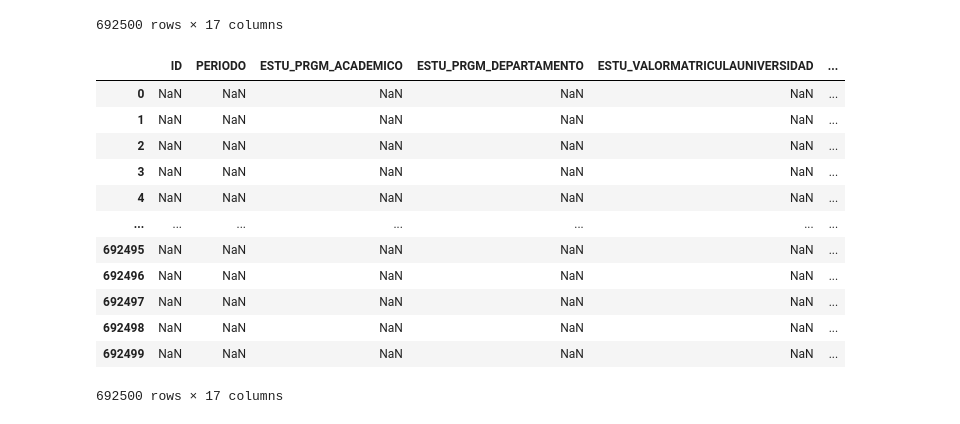
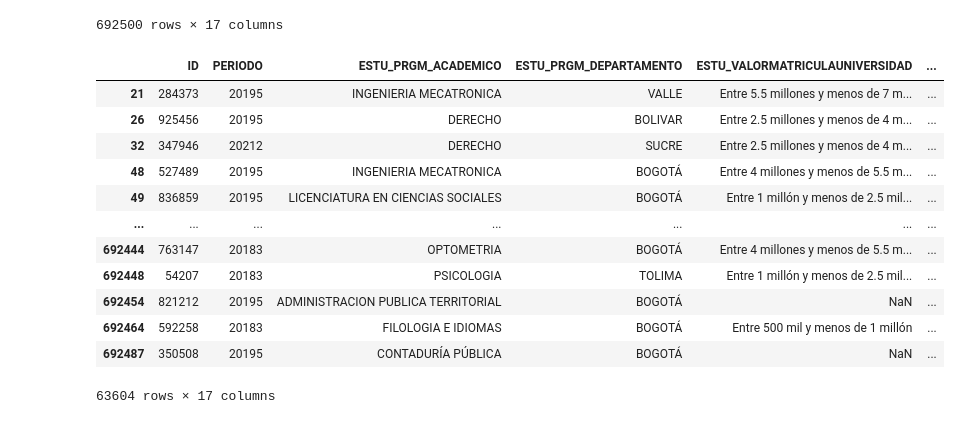
Before and after one commit to AlejandroBecerraAcevedo/modelPredictPrebaSaber, a Jupyter notebook: 01 - exploración.ipynb, the cells around one changed output. Cells and saved outputs as stored; diff of their text form; code cells hidden in the pictures.

```diff
--- a/01 - exploración.ipynb
+++ b/01 - exploración.ipynb
@@ -68,20 +68,24 @@ df
 
 # Filtrar filas basadas en una condición
 
-filtro = df[df == None]
+filtro = df[df['PERIODO'] == None]
+
+filas_con_nulos = df[df.isnull().any(axis=1)]
-# %%
-filtro
-# %% [output]
-|  | ID | PERIODO | ESTU_PRGM_ACADEMICO | ESTU_PRGM_DEPARTAMENTO | ESTU_VALORMATRICULAUNIVERSIDAD | ... |
-| 0 | NaN | NaN | NaN | NaN | NaN | ... |
-| 1 | NaN | NaN | NaN | NaN | NaN | ... |
-| 2 | NaN | NaN | NaN | NaN | NaN | ... |
-| 3 | NaN | NaN | NaN | NaN | NaN | ... |
-| 4 | NaN | NaN | NaN | NaN | NaN | ... |
-| ... | ... | ... | ... | ... | ... | ... |
-| 692495 | NaN | NaN | NaN | NaN | NaN | ... |
-| 692496 | NaN | NaN | NaN | NaN | NaN | ... |
-| 692497 | NaN | NaN | NaN | NaN | NaN | ... |
-| 692498 | NaN | NaN | NaN | NaN | NaN | ... |
-| 692499 | NaN | NaN | NaN | NaN | NaN | ... |
-692500 rows × 17 columns
+# %%
+filtro.size
+filas_con_nulos
+#filas_con_nulos.size
+# %% [output]
+|  | ID | PERIODO | ESTU_PRGM_ACADEMICO | ESTU_PRGM_DEPARTAMENTO | ESTU_VALORMATRICULAUNIVERSIDAD | ... |
+| 21 | 284373 | 20195 | INGENIERIA MECATRONICA | VALLE | Entre 5.5 millones y menos de 7 m... | ... |
+| 26 | 925456 | 20195 | DERECHO | BOLIVAR | Entre 2.5 millones y menos de 4 m... | ... |
+| 32 | 347946 | 20212 | DERECHO | SUCRE | Entre 2.5 millones y menos de 4 m... | ... |
+| 48 | 527489 | 20195 | INGENIERIA MECATRONICA | BOGOTÁ | Entre 4 millones y menos de 5.5 m... | ... |
+| 49 | 836859 | 20195 | LICENCIATURA EN CIENCIAS SOCIALES | BOGOTÁ | Entre 1 millón y menos de 2.5 mil... | ... |
+| ... | ... | ... | ... | ... | ... | ... |
+| 692444 | 763147 | 20183 | OPTOMETRIA | BOGOTÁ | Entre 4 millones y menos de 5.5 m... | ... |
+| 692448 | 54207 | 20183 | PSICOLOGIA | TOLIMA | Entre 1 millón y menos de 2.5 mil... | ... |
+| 692454 | 821212 | 20195 | ADMINISTRACION PUBLICA TERRITORIAL | BOGOTÁ | NaN | ... |
+| 692464 | 592258 | 20183 | FILOLOGIA E IDIOMAS | BOGOTÁ | Entre 500 mil y menos de 1 millón | ... |
+| 692487 | 350508 | 20195 | CONTADURÍA PÚBLICA | BOGOTÁ | NaN | ... |
+63604 rows × 17 columns
```
Also changed, not shown: parts of 1 cell of this notebook.
